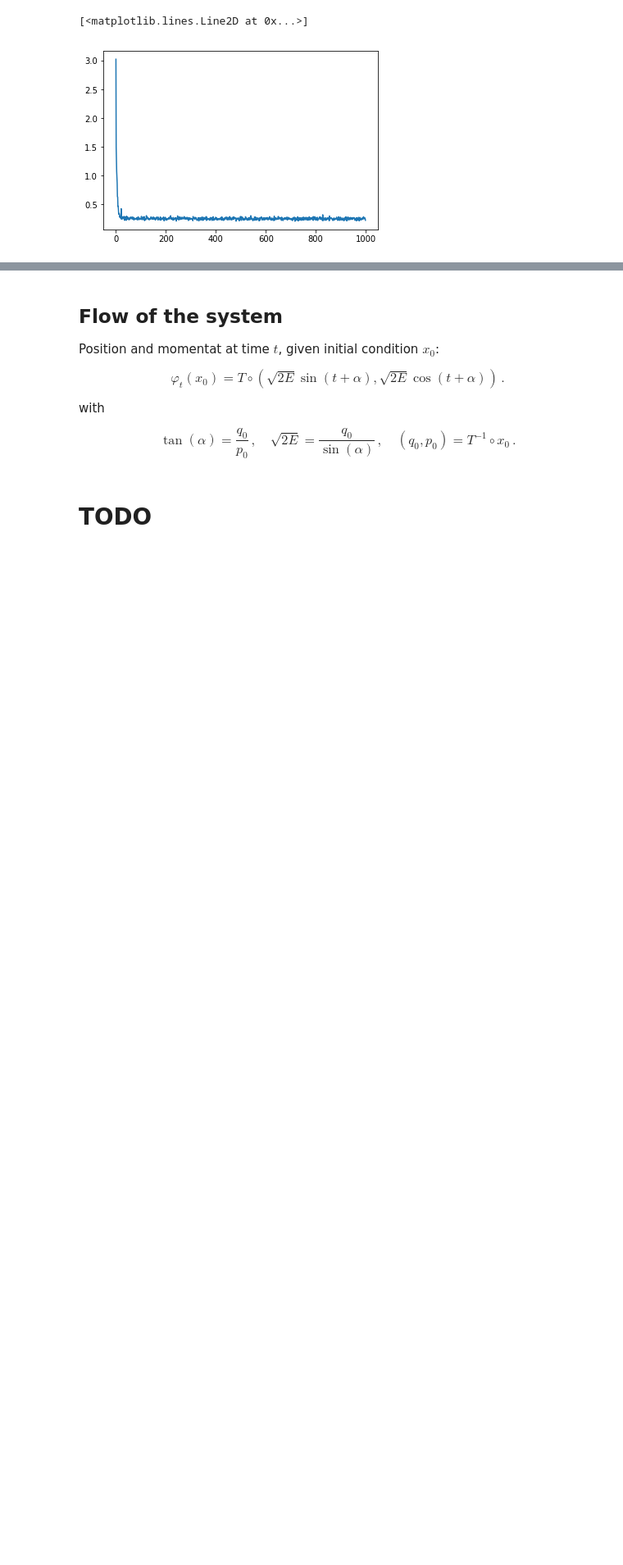
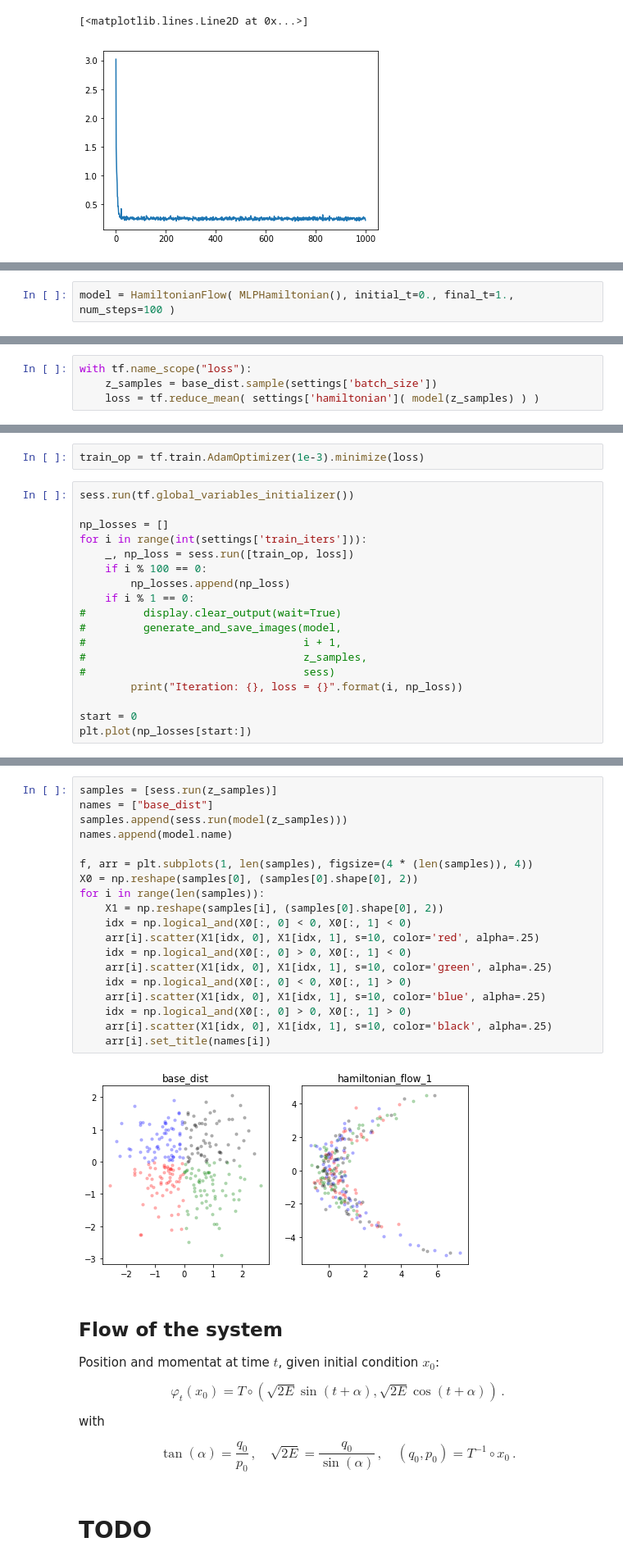
Before and after one commit to rbondesan/CanonicalFlows, a Jupyter notebook: notebooks/toy_hamiltonian.ipynb, the cells around one changed output, grey strips where cells are left out. Shown at 82% size. Cells and saved outputs as stored; diff of their text form; blank space fills up the shorter version.

Commit message:
HamiltonianFlow to use tf.contrib.odeint, added tests and example of using it for learning toy Hamiltonian

```diff
--- a/notebooks/toy_hamiltonian.ipynb
+++ b/notebooks/toy_hamiltonian.ipynb
@@ -89,0 +94,2 @@ Iteration: 99000, loss = 0.2630228102207184
+# %%
+model = HamiltonianFlow( MLPHamiltonian(), initial_t=0., final_t=1., num_steps=100 )
@@ -89,0 +99,4 @@ Iteration: 99000, loss = 0.2630228102207184
+# %%
+with tf.name_scope("loss"):
+    z_samples = base_dist.sample(settings['batch_size'])
+    loss = tf.reduce_mean( settings['hamiltonian']( model(z_samples) ) )
@@ -89,0 +105,20 @@ Iteration: 99000, loss = 0.2630228102207184
+# %%
+train_op = tf.train.AdamOptimizer(1e-3).minimize(loss)
+# %%
+sess.run(tf.global_variables_initializer())
+
+np_losses = []
+for i in range(int(settings['train_iters'])):
+    _, np_loss = sess.run([train_op, loss])
+    if i % 100 == 0:
+        np_losses.append(np_loss)
+    if i % 1 == 0:
+#         display.clear_output(wait=True)
+#         generate_and_save_images(model,
+#                                  i + 1,
+#                                  z_samples,
+#                                  sess)
+        print("Iteration: {}, loss = {}".format(i, np_loss))
+
+start = 0
+plt.plot(np_losses[start:])
@@ -90,3 +144,24 @@ Iteration: 99000, loss = 0.2630228102207184
+# %%
+samples = [sess.run(z_samples)]
+names = ["base_dist"]
+samples.append(sess.run(model(z_samples)))
+names.append(model.name)
+
+f, arr = plt.subplots(1, len(samples), figsize=(4 * (len(samples)), 4))
+X0 = np.reshape(samples[0], (samples[0].shape[0], 2))
+for i in range(len(samples)):
+    X1 = np.reshape(samples[i], (samples[0].shape[0], 2))
+    idx = np.logical_and(X0[:, 0] < 0, X0[:, 1] < 0)
+    arr[i].scatter(X1[idx, 0], X1[idx, 1], s=10, color='red', alpha=.25)
+    idx = np.logical_and(X0[:, 0] > 0, X0[:, 1] < 0)
+    arr[i].scatter(X1[idx, 0], X1[idx, 1], s=10, color='green', alpha=.25)
+    idx = np.logical_and(X0[:, 0] < 0, X0[:, 1] > 0)
+    arr[i].scatter(X1[idx, 0], X1[idx, 1], s=10, color='blue', alpha=.25)
+    idx = np.logical_and(X0[:, 0] > 0, X0[:, 1] > 0)
+    arr[i].scatter(X1[idx, 0], X1[idx, 1], s=10, color='black', alpha=.25)
+    arr[i].set_title(names[i])
+# %% [output]
+[figure, added]
 # %% [markdown]
 ## Flow of the system
 
```
Also changed, not shown: parts of 5 cells of this notebook, 4 other files.
